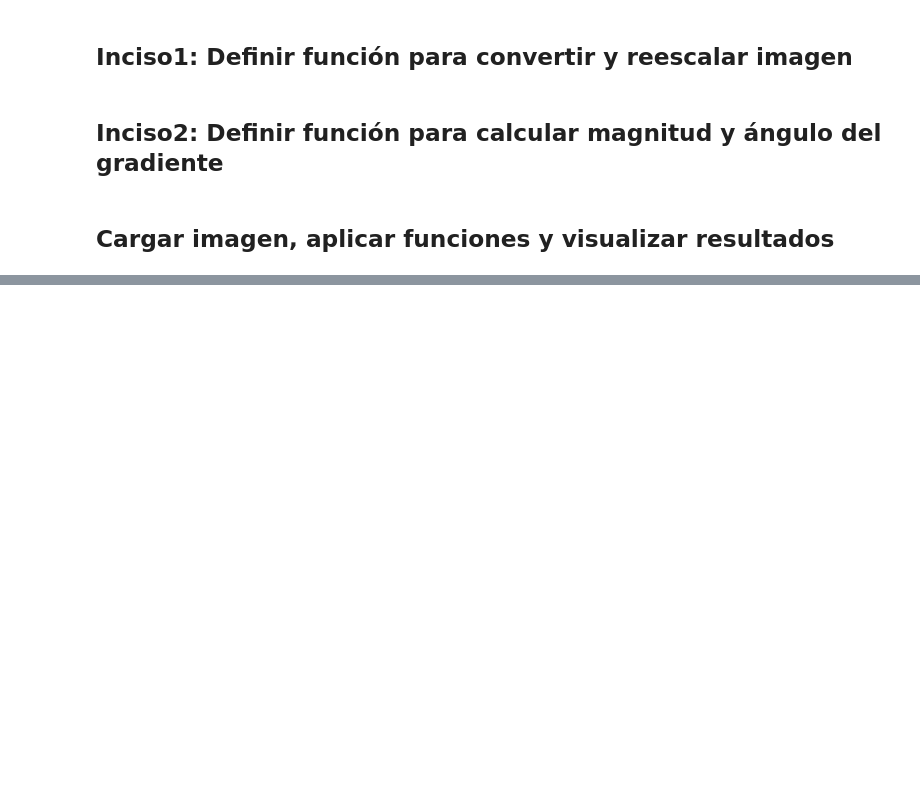
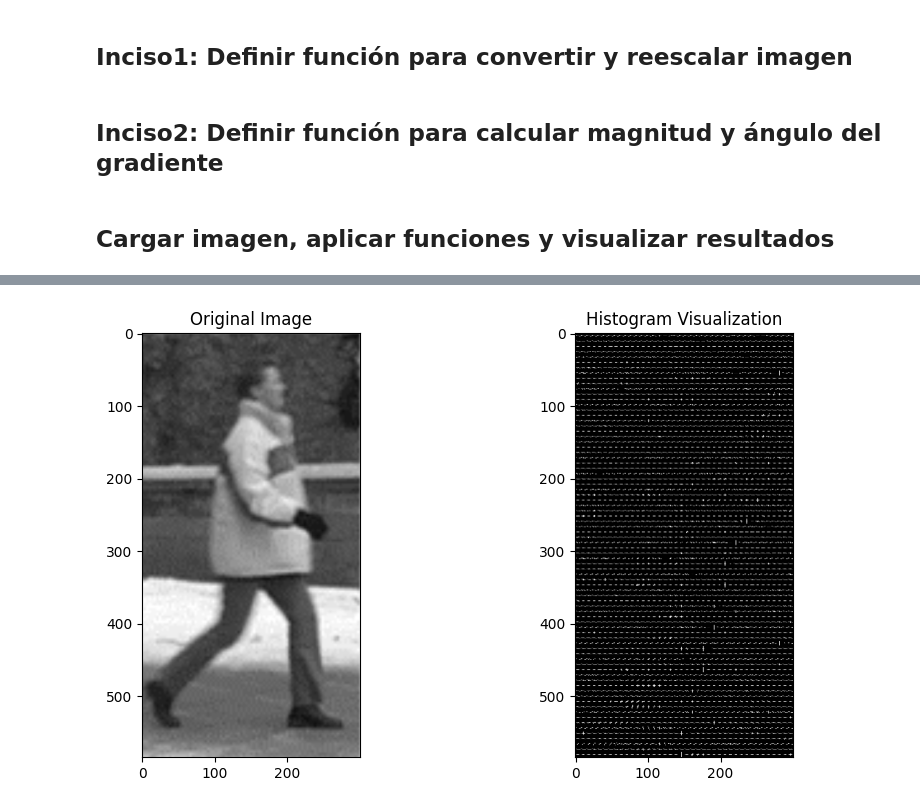
Before and after one commit to EstebanAG1005/Lab02-VC, a Jupyter notebook: inciso1_2.ipynb, the cells around one changed output, grey strips where cells are left out. Drawn from its saved outputs; the diff is of its cells as text; code cells hidden in the pictures; blank space fills up the shorter version.

```diff
--- a/inciso1_2.ipynb
+++ b/inciso1_2.ipynb
@@ -96,0 +222,25 @@ plt.show()
+# %%
+# Assuming `original_image` is your original image after conversion to grayscale and resizing
+# and `hist_viz` is the visualization of histograms you created
+original_image = image  # Replace this with your original image
+# Resize the histogram visualization to match the original image dimensions if necessary
+hist_viz_resized = cv2.resize(hist_viz, (original_image.shape[1], original_image.shape[0]))
+
+# Display the original image and the histogram visualization side by side
+plt.figure(figsize=(10, 5))
+
+# Display the original image
+plt.subplot(1, 2, 1)
+plt.imshow(original_image, cmap='gray')
+plt.title('Original Image')
+
+# Display the histogram visualization
+plt.subplot(1, 2, 2)
+plt.imshow(hist_viz_resized, cmap='gray')
+plt.title('Histogram Visualization')
+
+# Show the plots
+plt.tight_layout()
+plt.show()
+# %% [output]
+[figure, added]
```
Also changed, not shown: parts of 5 cells of this notebook, 4 other files.
